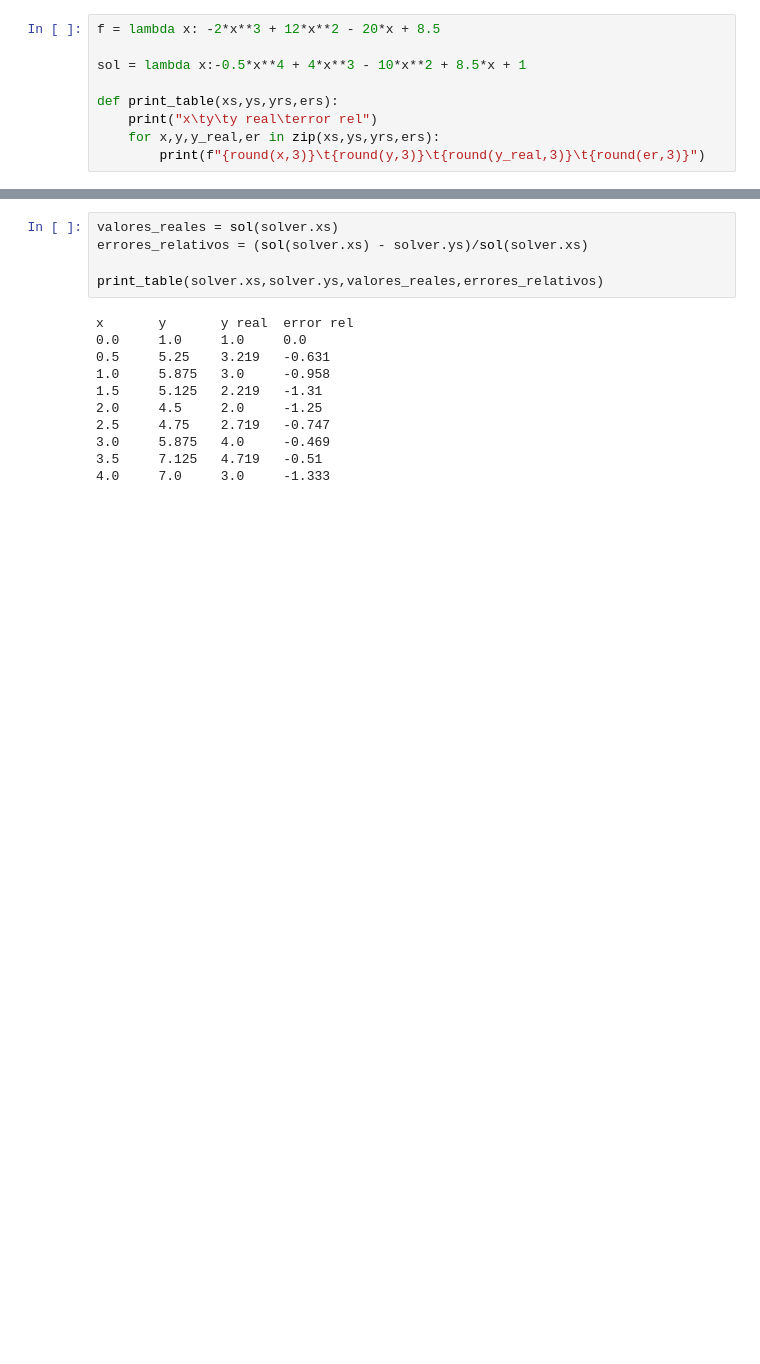
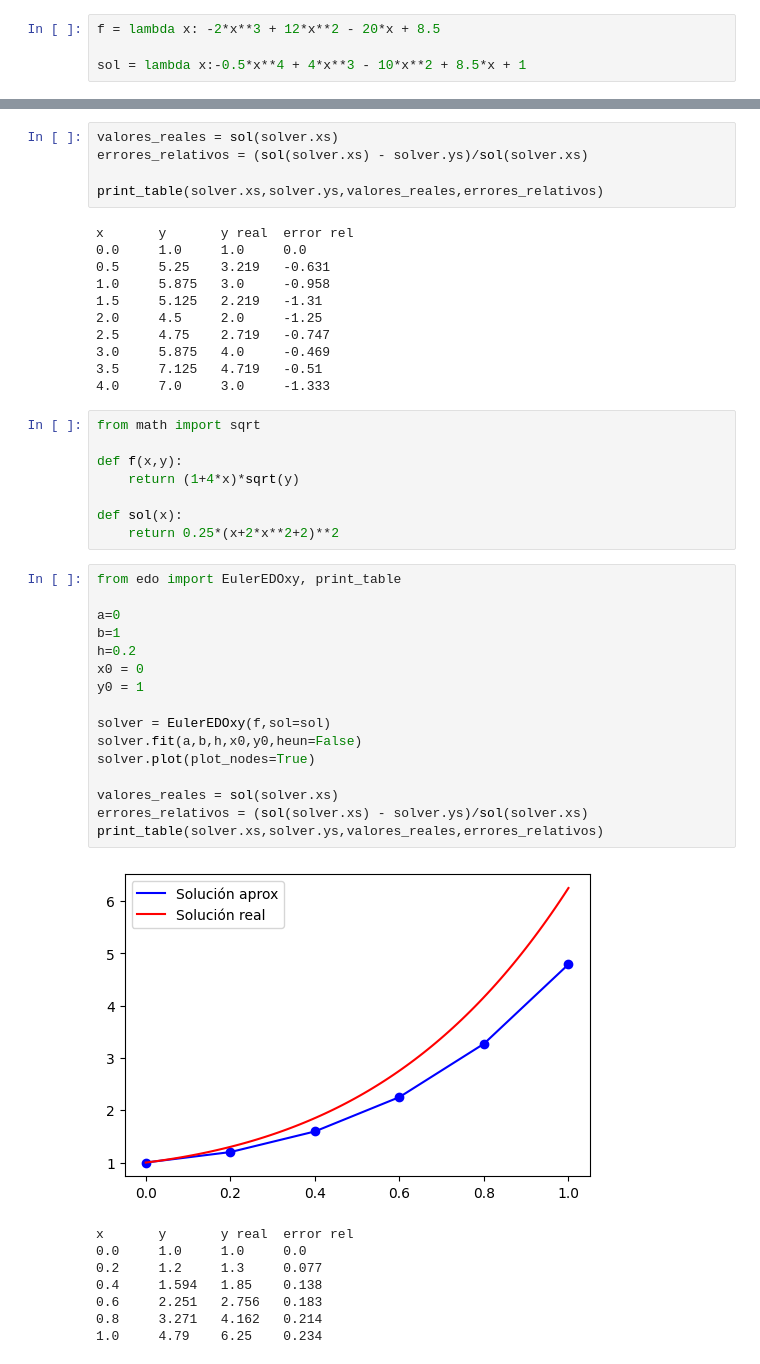
Before and after one commit to gmauricio-toledo/UNISON-teaching, a Jupyter notebook: EDO.ipynb, the cells around one changed output, grey strips where cells are left out. Cells and saved outputs as stored; diff of their text form; blank space fills up the shorter version.

Commit message:
Euler method for f(x,y)

```diff
--- a/EDO.ipynb
+++ b/EDO.ipynb
@@ -17,10 +17,5 @@ From https://github.com/gmauricio-toledo/numerical-methods
 f = lambda x: -2*x**3 + 12*x**2 - 20*x + 8.5
 
 sol = lambda x:-0.5*x**4 + 4*x**3 - 10*x**2 + 8.5*x + 1
-
-def print_table(xs,ys,yrs,ers):
-    print("x\ty\ty real\terror rel")
-    for x,y,y_real,er in zip(xs,ys,yrs,ers):
-        print(f"{round(x,3)}\t{round(y,3)}\t{round(y_real,3)}\t{round(er,3)}")
 # %%
 import matplotlib.pyplot as plt
@@ -135,3 +131,36 @@ x       y       y real  error rel
 3.0     5.875   4.0     -0.469
 3.5     7.125   4.719   -0.51
 4.0     7.0     3.0     -1.333
+# %%
+from math import sqrt
+
+def f(x,y):
+    return (1+4*x)*sqrt(y)
+
+def sol(x):
+    return 0.25*(x+2*x**2+2)**2
+# %%
+from edo import EulerEDOxy, print_table
+
+a=0
+b=1
+h=0.2
+x0 = 0
+y0 = 1
+
+solver = EulerEDOxy(f,sol=sol)
+solver.fit(a,b,h,x0,y0,heun=False)
+solver.plot(plot_nodes=True)
+
+valores_reales = sol(solver.xs)
+errores_relativos = (sol(solver.xs) - solver.ys)/sol(solver.xs)
+print_table(solver.xs,solver.ys,valores_reales,errores_relativos)
+# %% [output]
+[figure, added]
+x       y       y real  error rel
+0.0     1.0     1.0     0.0
+0.2     1.2     1.3     0.077
+0.4     1.594   1.85    0.138
+0.6     2.251   2.756   0.183
+0.8     3.271   4.162   0.214
+1.0     4.79    6.25    0.234
```
Also changed, not shown: parts of 2 cells of this notebook, 2 other files.
